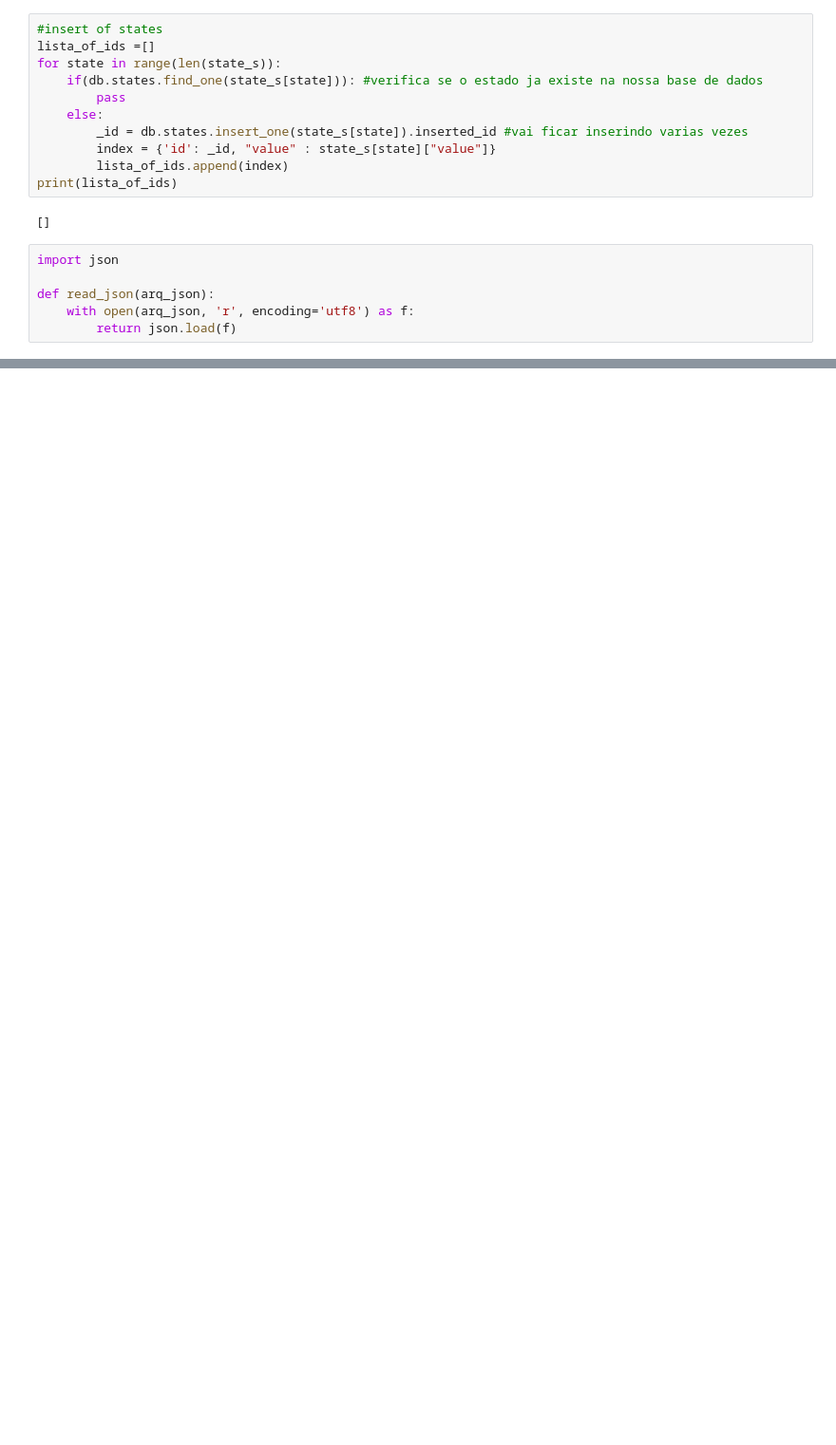
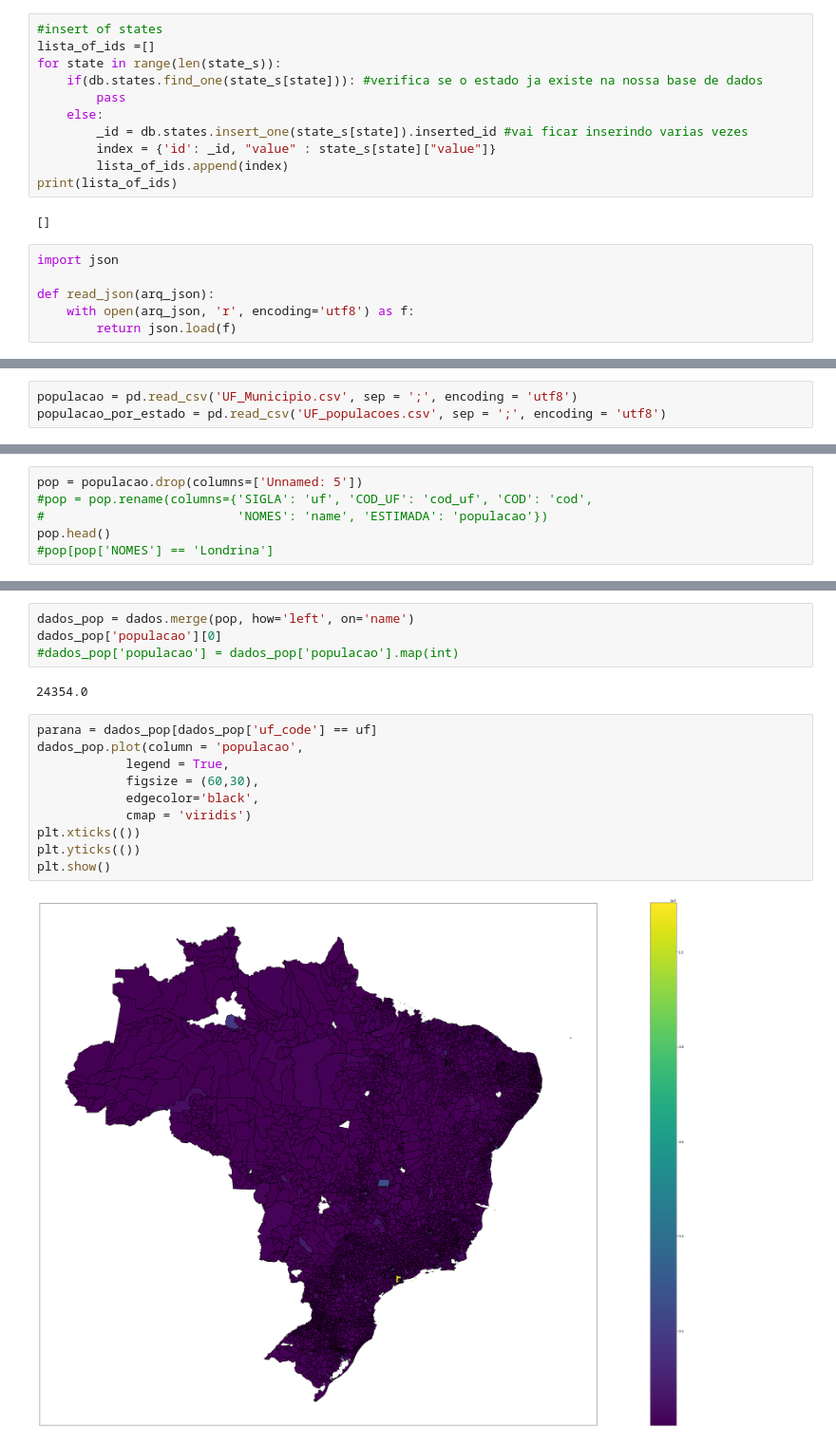
Before and after one commit to Perez-Amanda/Banco_de_Dados-A2, a Jupyter notebook: migrations.ipynb, the cells around one changed output, grey strips where cells are left out. Shown at 95% size. Saved outputs shown, nothing was run; the diff lists cells and outputs as text; blank space fills up the shorter version.

```diff
--- a/migrations.ipynb
+++ b/migrations.ipynb
@@ -66,0 +244,3 @@ for i in range(len(data['features'])):
+# %%
+populacao = pd.read_csv('UF_Municipio.csv', sep = ';', encoding = 'utf8')
+populacao_por_estado = pd.read_csv('UF_populacoes.csv', sep = ';', encoding = 'utf8')
@@ -66,0 +300,6 @@ for i in range(len(data['features'])):
+# %%
+pop = populacao.drop(columns=['Unnamed: 5'])
+#pop = pop.rename(columns={'SIGLA': 'uf', 'COD_UF': 'cod_uf', 'COD': 'cod',
+#                          'NOMES': 'name', 'ESTIMADA': 'populacao'})
+pop.head()
+#pop[pop['NOMES'] == 'Londrina']
@@ -66,0 +313,18 @@ for i in range(len(data['features'])):
+# %%
+dados_pop = dados.merge(pop, how='left', on='name')
+dados_pop['populacao'][0]
+#dados_pop['populacao'] = dados_pop['populacao'].map(int)
+# %% [output]
+24354.0
+# %%
+parana = dados_pop[dados_pop['uf_code'] == uf]
+dados_pop.plot(column = 'populacao',
+            legend = True,
+            figsize = (60,30),
+            edgecolor='black',
+            cmap = 'viridis')
+plt.xticks(())
+plt.yticks(())
+plt.show()
+# %% [output]
+[figure, added]
```
Also changed, not shown: parts of 27 cells of this notebook, 5 other files.
